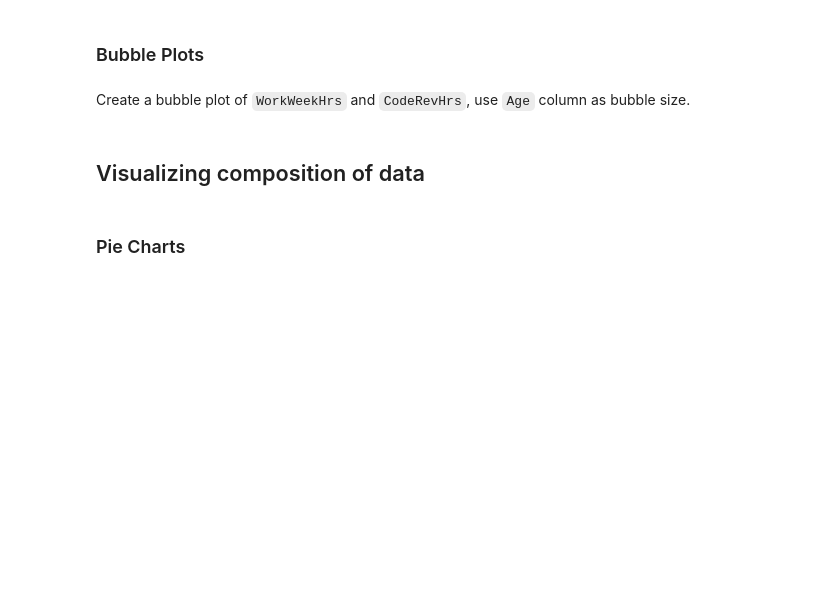
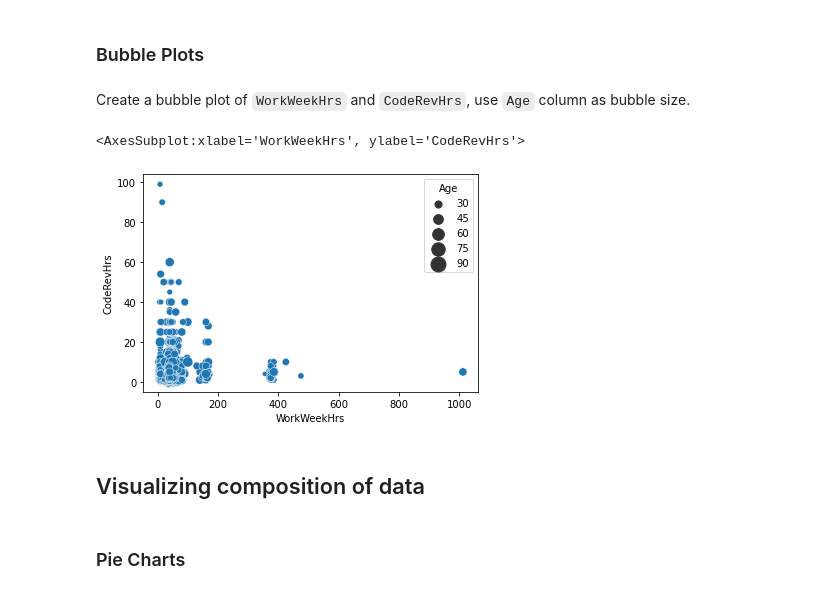
Before and after one commit to Andrew-Carlson/job_trends_analysis, a Jupyter notebook: data_visualization.ipynb, the cells around one changed output. Drawn from its saved outputs; the diff is of its cells as text; code cells hidden in the pictures; blank space fills up the shorter version.

```diff
--- a/data_visualization.ipynb
+++ b/data_visualization.ipynb
@@ -184,3 +216,8 @@ Create a bubble plot of `WorkWeekHrs` and `CodeRevHrs`, use `Age` column as bubb
+# %%
+sns.scatterplot(data=master_df, x="WorkWeekHrs", y="CodeRevHrs", size="Age", sizes=(10, 250))
+# %% [output]
+<AxesSubplot:xlabel='WorkWeekHrs', ylabel='CodeRevHrs'>
+[figure, added]
 # %% [markdown]
 ## Visualizing composition of data
 # %% [markdown]
```
Also changed, not shown: parts of 36 cells of this notebook.
